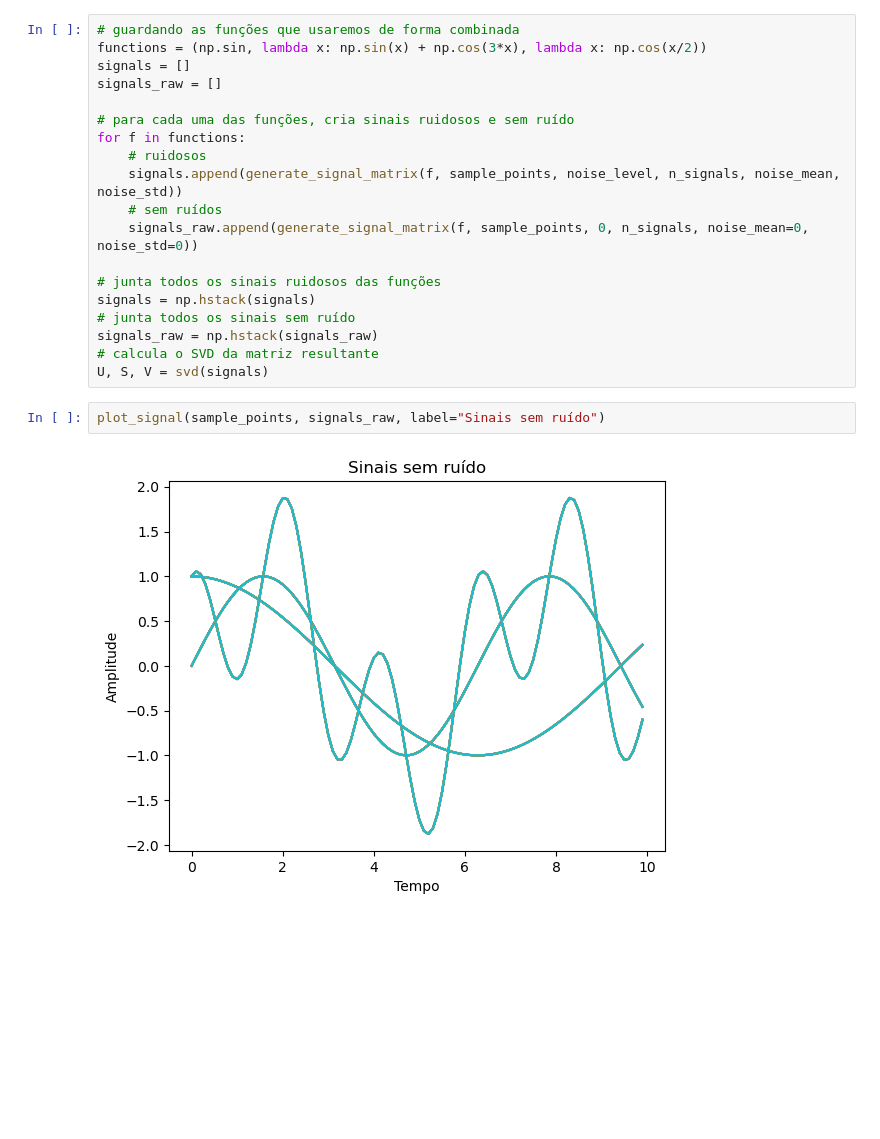
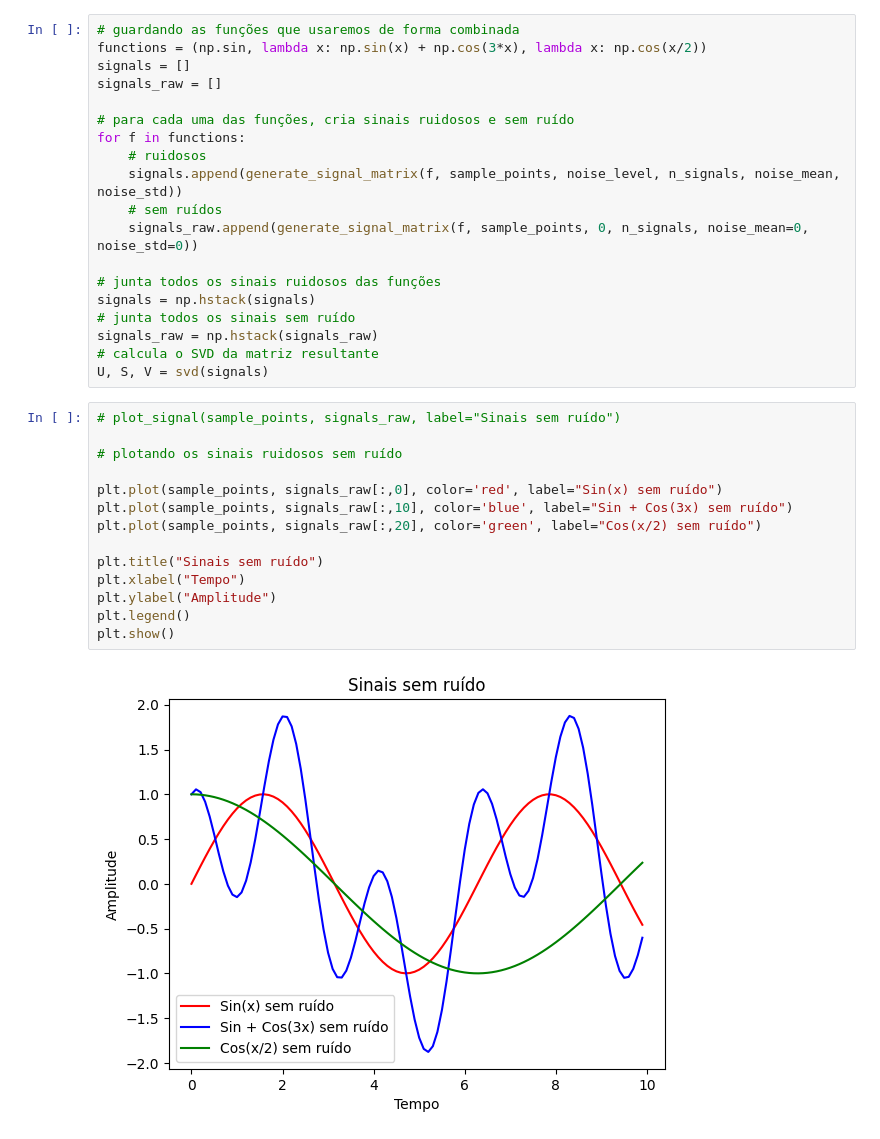
Before and after one commit to danielshz/signal-analysis-svd, a Jupyter notebook: SignalAnalysisPy.ipynb, the cells around one changed output. Cells and saved outputs as stored; diff of their text form; blank space fills up the shorter version.

Commit message:
added color in some plots

```diff
--- a/SignalAnalysisPy.ipynb
+++ b/SignalAnalysisPy.ipynb
@@ -245,10 +245,22 @@ signals = np.hstack(signals)
 signals_raw = np.hstack(signals_raw)
 # calcula o SVD da matriz resultante
 U, S, V = svd(signals)
-# %%
-plot_signal(sample_points, signals_raw, label="Sinais sem ruído")
-# %% [output]
-[figure, removed]
+# %%
+# plot_signal(sample_points, signals_raw, label="Sinais sem ruído")
+
+# plotando os sinais ruidosos sem ruído
+
+plt.plot(sample_points, signals_raw[:,0], color='red', label="Sin(x) sem ruído")
+plt.plot(sample_points, signals_raw[:,10], color='blue', label="Sin + Cos(3x) sem ruído")
+plt.plot(sample_points, signals_raw[:,20], color='green', label="Cos(x/2) sem ruído")
+
+plt.title("Sinais sem ruído")
+plt.xlabel("Tempo")
+plt.ylabel("Amplitude")
+plt.legend()
+plt.show()
+# %% [output]
+[figure, added]
 # %%
 plot_signal(sample_points, signals)
 # %% [output]
```
Also changed, not shown: parts of 25 cells of this notebook, 1 other file.
